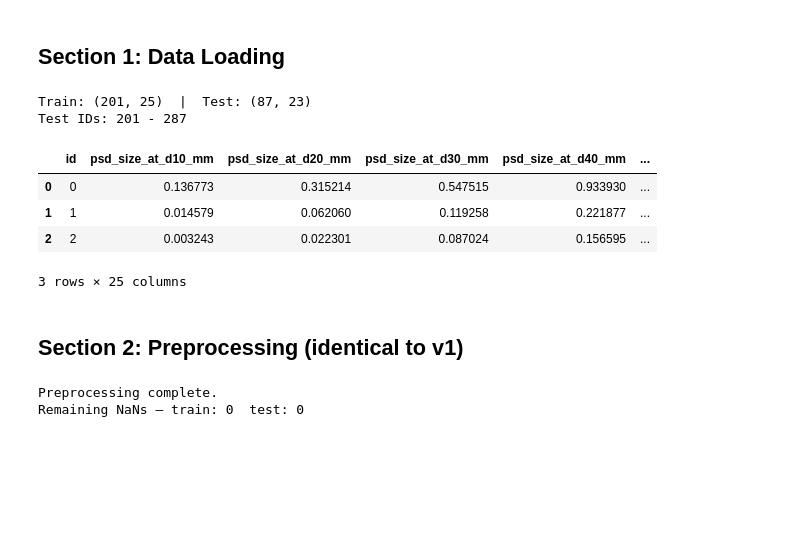
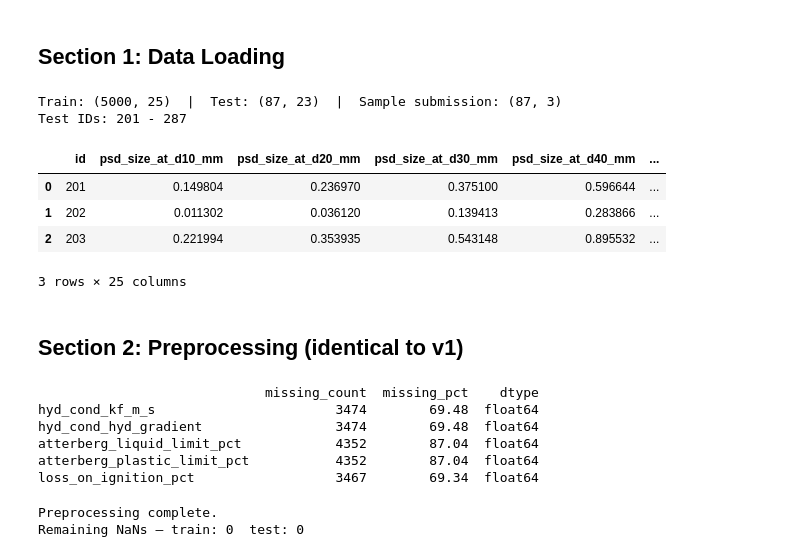
Before and after one commit to jkmathilda/proctor_prediction, a Jupyter notebook: scripts/v5.ipynb, the cells around one changed output. Cells and saved outputs as stored; diff of their text form; code cells hidden in the pictures; blank space fills up the shorter version.

```diff
--- a/scripts/v5.ipynb
+++ b/scripts/v5.ipynb
@@ -80,24 +98,39 @@ All imports OK
 # %% [markdown]
 ## Section 1: Data Loading
 # %%
-train_raw = pd.read_csv('../data/train.csv')
+# load_and_summarize_data() assumes train/test/sample_submission live in one directory;
+# this repo splits them (train.csv/test.csv under data/, sample_submission.csv at repo
+# root), so we load directly but still reuse it for the printed summary + shape checks.
+train_raw = pd.read_csv('../data/synthetic_soil_5000.csv')
 test_raw  = pd.read_csv('../data/test.csv')
+sample_submission = pd.read_csv('../sample_submission.csv')
 
 TARGET_COLS = ['proctor_mdd_g_cm3', 'proctor_owc_pct']
 
-print(f'Train: {train_raw.shape}  |  Test: {test_raw.shape}')
+print(f'Train: {train_raw.shape}  |  Test: {test_raw.shape}  |  Sample submission: {sample_submission.shape}')
 print(f'Test IDs: {test_raw["id"].min()} - {test_raw["id"].max()}')
+assert list(sample_submission.columns) == ['id', 'proctor_owc_pct', 'proctor_mdd_g_cm3'], \
+    'sample_submission.csv column order changed -- update the final submission cell'
 train_raw.head(3)
 # %% [output]
-Train: (201, 25)  |  Test: (87, 23)
+Train: (5000, 25)  |  Test: (87, 23)  |  Sample submission: (87, 3)
 Test IDs: 201 - 287
 |  | id | psd_size_at_d10_mm | psd_size_at_d20_mm | psd_size_at_d30_mm | psd_size_at_d40_mm | ... |
-| 0 | 0 | 0.136773 | 0.315214 | 0.547515 | 0.933930 | ... |
-| 1 | 1 | 0.014579 | 0.062060 | 0.119258 | 0.221877 | ... |
-| 2 | 2 | 0.003243 | 0.022301 | 0.087024 | 0.156595 | ... |
+| 0 | 201 | 0.149804 | 0.236970 | 0.375100 | 0.596644 | ... |
+| 1 | 202 | 0.011302 | 0.036120 | 0.139413 | 0.283866 | ... |
+| 2 | 203 | 0.221994 | 0.353935 | 0.543148 | 0.895532 | ... |
 3 rows × 25 columns
 # %% [markdown]
 ## Section 2: Preprocessing (identical to v1)
+# %%
+print(get_missing_data_report(train_raw))
+# %% [output]
+                             missing_count  missing_pct    dtype
+hyd_cond_kf_m_s                       3474        69.48  float64
+hyd_cond_hyd_gradient                 3474        69.48  float64
+atterberg_liquid_limit_pct            4352        87.04  float64
+atterberg_plastic_limit_pct           4352        87.04  float64
+loss_on_ignition_pct                  3467        69.34  float64
 # %%
 PSD_D_COLS = [
     'psd_size_at_d10_mm', 'psd_size_at_d20_mm', 'psd_size_at_d30_mm',
```
Also changed, not shown: parts of 17 cells of this notebook, 16 other files.
